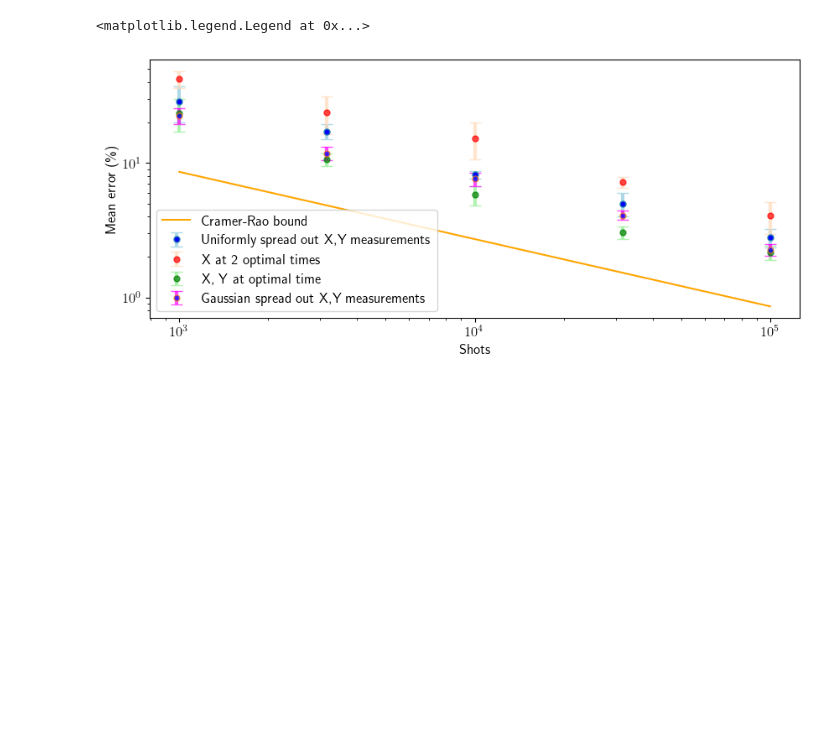
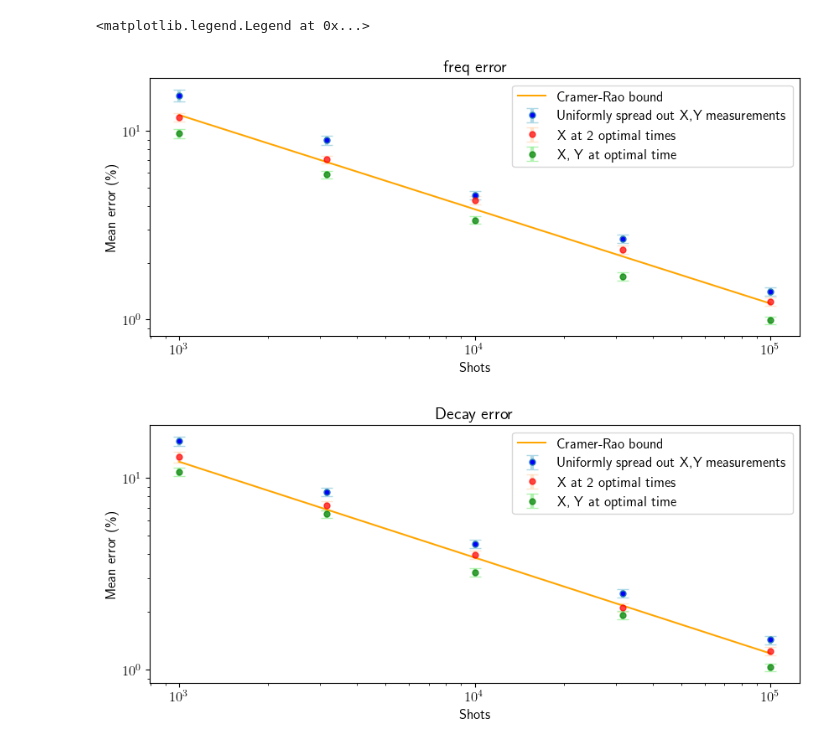
Before and after one commit to Davidkatom/Crosstalk, a Jupyter notebook: Comparisons/error_vs_shots.ipynb, the cells around one changed output. Saved outputs shown, nothing was run; the diff lists cells and outputs as text; code cells hidden in the pictures; blank space fills up the shorter version.

```diff
--- a/Comparisons/error_vs_shots.ipynb
+++ b/Comparisons/error_vs_shots.ipynb
@@ -19,7 +19,7 @@ delay = [1]
 fisher_delay = [0.4439410861020235, 1.784695781691183]
 
 
-repetitions = 50
+repetitions = 200
 
 
 for rep in range(repetitions):
@@ -30,7 +30,7 @@ for rep in range(repetitions):
 
 
     W = [random.gauss(1, 0) for _ in range(n)]
-    Decay = [random.gauss(2, 0) for _ in range(n)]
+    Decay = [random.gauss(1, 0) for _ in range(n)]
     J = {}
     J_list = [random.gauss(1, 0) for _ in range(n - 1)]
     for i in range(n - 1):  # Only connect to the next neighbor
@@ -53,7 +53,7 @@ for rep in range(repetitions):
 
         # Decay_uni, W_uni, J_uni = estimator.one_by_one_X(batch_x_det_uni, batch_cross_uni)
         Decay_uni, W_uni, J_uni = estimator.one_by_one_fit(batch_x_det_uni, batch_y_det_uni, batch_x_cross_uni, batch_y_cross_uni)
-        Decay_uni_G, W_uni_G, J_uni_G = estimator.one_by_one_fit(batch_x_det_uni_G, batch_y_det_uni_G, batch_x_cross_uni_G, batch_y_cross_uni_G)
+        # Decay_uni_G, W_uni_G, J_uni_G = estimator.one_by_one_fit(batch_x_det_uni_G, batch_y_det_uni_G, batch_x_cross_uni_G, batch_y_cross_uni_G)
 
 
         rep_error_fisher.append(estimator.percent_error(np.concatenate([Decay, W, J_list]),
@@ -62,10 +62,10 @@ for rep in range(repetitions):
                                                        np.concatenate([Decay_local, W_local, J_local])))
         rep_error_uniform.append(estimator.percent_error(np.concatenate([Decay, W, J_list]),
                                                          np.concatenate([Decay_uni,W_uni, J_uni])))
-        rep_error_uniform_G.append(estimator.percent_error(np.concatenate([Decay, W, J_list]),
-                                                         np.concatenate([Decay_uni_G,W_uni_G, J_uni_G])))
+        # rep_error_uniform_G.append(estimator.percent_error(np.concatenate([Decay, W, J_list]),
+        #                                                  np.concatenate([Decay_uni_G,W_uni_G, J_uni_G])))
 
     errors_fisher.append(rep_error_fisher)
     errors_local.append(rep_error_local)
     uniform_local.append(rep_error_uniform)
-    uniform_local_G.append(rep_error_uniform_G)
+    # uniform_local_G.append(rep_error_uniform_G)
@@ -83,50 +106,47 @@ errors_uniform_median_G, errors_uniform_std_G = estimator.mean_of_medians(errors
 # %%
 
 import matplotlib.pyplot as plt
 
 plt.figure(figsize=(10, 4))
 plt.rcParams['text.usetex'] = True
 font = {'family': 'normal',
         'weight': 'bold',
         'size': 14}# Adjust the figure size to make the plot longer
+plt.rcParams['lines.markersize'] = 10
+plt.rcParams['font.size'] = 12         # Example size for font
 
 
-# plt.rc('font', **font)
-# plt.scatter(shots, 100 * np.array(errors_uniform_median), color='blue', s=20,
-#          label='X at 20 fixed times')
-# plt.scatter(shots, 100 * np.array(errors_fisher_median), color='red', s=20,
-#          label='X at 2 non-optimal times')
-# plt.scatter(shots, 100 * np.array(errors_local_median), color='green', s=20,
-#          label='X, Y at non-optimal time')
+plt.errorbar(shots, 100*np.array(errors_uniform_median_w), yerr=100*np.array(errors_uniform_std_w), fmt='o', capsize=5, ecolor='lightblue', elinewidth=3, markerfacecolor='blue', markersize=5, label='Uniformly spread out X,Y measurements')
+
+plt.errorbar(shots, 100*np.array(errors_fisher_median_w), yerr=100*np.array(errors_fisher_std_w), fmt='o', capsize=5, ecolor='peachpuff', elinewidth=3, color='red', markersize=5, label='X at 2 optimal times', alpha=0.7)
+
+plt.errorbar(shots, 100*np.array(errors_local_median_w), yerr=100*np.array(errors_local_std_w), fmt='o', capsize=5, ecolor='lightgreen', elinewidth=3, color='green', markersize=5, label='X, Y at optimal time', alpha=0.7)
 
 
+plt.plot(shots, 100*np.e/ np.sqrt(shots/2), '-', label='Cramer-Rao bound', color = 'orange')
+plt.xlabel('Shots')
+plt.ylabel('Mean error (\%)')
+plt.yscale('log')
+plt.title("freq error")
+plt.xscale('log')
+plt.legend()
 
-plt.errorbar(shots, 100*np.array(errors_uniform_median), yerr=100*np.array(errors_uniform_std), fmt='o', capsize=5, ecolor='lightblue', elinewidth=3, markerfacecolor='blue', markersize=5, label='Uniformly spread out X,Y measurements')
 
-plt.errorbar(shots, 100*np.array(errors_fisher_median), yerr=100*np.array(errors_fisher_std), fmt='o', capsize=5, ecolor='peachpuff', elinewidth=3, color='red', markersize=5, label='X at 2 optimal times', alpha=0.7)
+plt.figure(figsize=(10, 4))
+plt.errorbar(shots, 100*np.array(errors_uniform_median_a), yerr=100*np.array(errors_uniform_std_a), fmt='o', capsize=5, ecolor='lightblue', elinewidth=3, markerfacecolor='blue', markersize=5, label='Uniformly spread out X,Y measurements')
 
-plt.errorbar(shots, 100*np.array(errors_local_median), yerr=100*np.array(errors_local_std), fmt='o', capsize=5, ecolor='lightgreen', elinewidth=3, color='green', markersize=5, label='X, Y at optimal time', alpha=0.7)
+plt.errorbar(shots, 100*np.array(errors_fisher_median_a), yerr=100*np.array(errors_fisher_std_a), fmt='o', capsize=5, ecolor='peachpuff', elinewidth=3, color='red', markersize=5, label='X at 2 optimal times', alpha=0.7)
 
-plt.errorbar(shots, 100*np.array(errors_uniform_median_G), yerr=100*np.array(errors_uniform_std_G), fmt='o', capsize=5, ecolor='magenta', elinewidth=3, markerfacecolor='blue', markersize=5, label='Gaussian spread out X,Y measurements', alpha=0.7)
-# Shots_2q = [100, 1000, 10000, 100000, 1000000]
-# Errors_2q = [50.530481, 18.415648, 7.961954, 6.401243, 6.696693]
-# plt.plot(Shots_2q, Errors_2q, linestyle='', marker='o', color='blue', markersize=5, label='2 qubits')
-# shots3q=[10000]
-# errors3q=[5.809173305]
-# plt.plot(shots3q, errors3q, linestyle='', marker='o', color='red', markersize=5, label='More data')
-# plt.title(f'Error vs shots W={W} Decay={Decay} ')
-# plt.title(f'{n} qubits')
-plt.plot(shots, 100*np.e/ np.sqrt(shots), '-', label='Cramer-Rao bound', color = 'orange')
+plt.errorbar(shots, 100*np.array(errors_local_median_a), yerr=100*np.array(errors_local_std_a), fmt='o', capsize=5, ecolor='lightgreen', elinewidth=3, color='green', markersize=5, label='X, Y at optimal time', alpha=0.7)
+
+plt.plot(shots, 100*np.e/ np.sqrt(shots/2), '-', label='Cramer-Rao bound', color = 'orange')
 plt.xlabel('Shots')
 plt.ylabel('Mean error (\%)')
 plt.yscale('log')
 plt.xscale('log')
-# plt.grid()
-# plt.ylim(0.1, 20)
-plt.rcParams['lines.markersize'] = 10
-# Example size for markers
-plt.rcParams['font.size'] = 12         # Example size for font
+plt.title("Decay error")
 plt.legend()
 # %% [output]
 <matplotlib.legend.Legend at 0x...>
-[figure, old version]
+[figure, new version]
+[figure, added]
```
Also changed, not shown: parts of 5 cells of this notebook, 3 other files.
